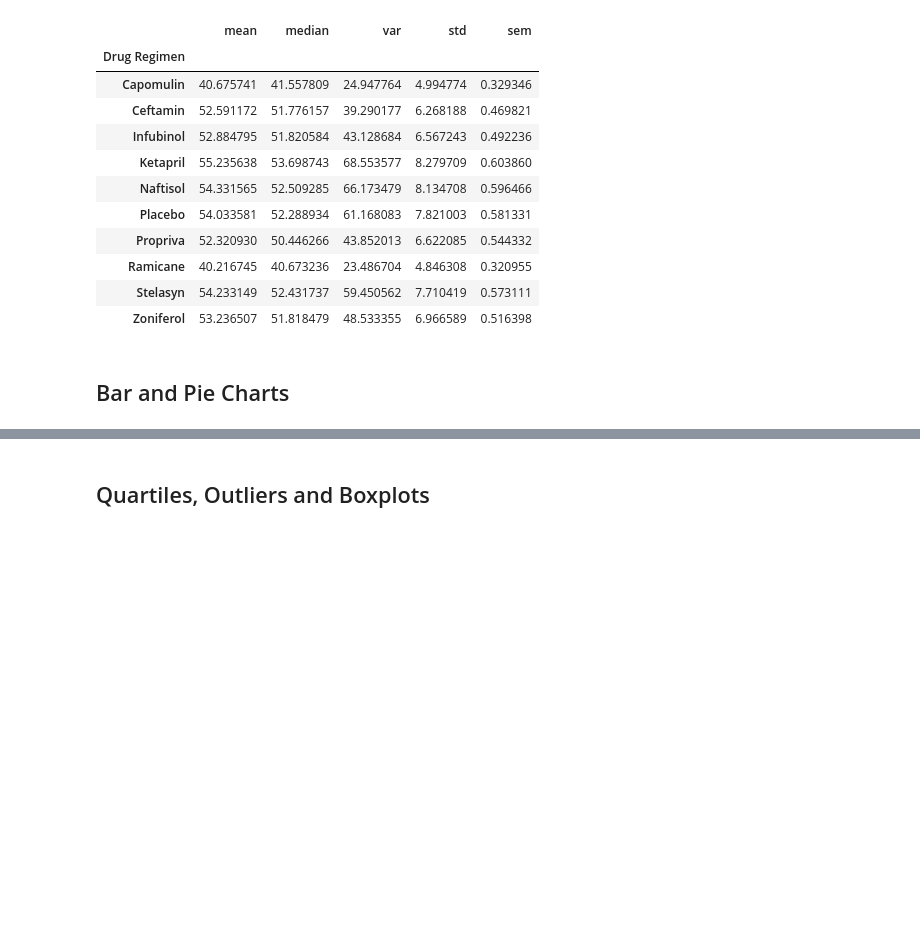
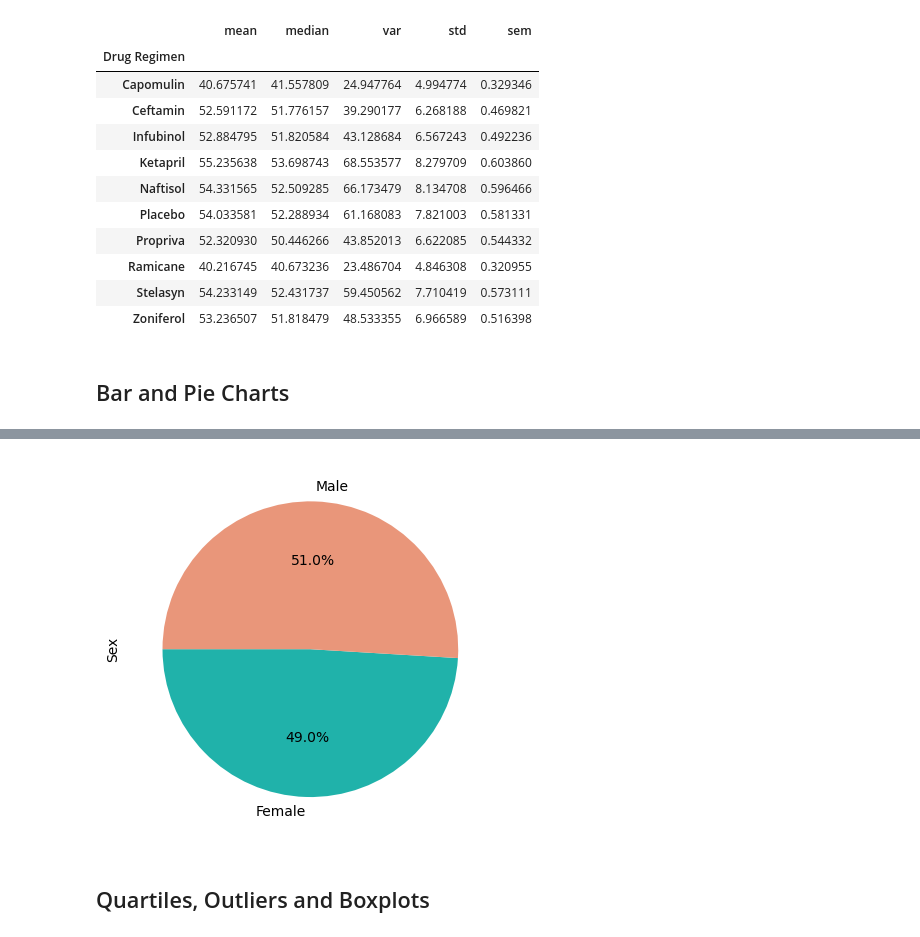
Before and after one commit to ModestGenu/Pymaceuticals-challenge, a Jupyter notebook: challenge 5/Pymaceuticals/pymaceuticals_starter.ipynb, the cells around one changed output, grey strips where cells are left out. Cells and saved outputs as stored; diff of their text form; code cells hidden in the pictures; blank space fills up the shorter version.

```diff
--- a/challenge 5/Pymaceuticals/pymaceuticals_starter.ipynb
+++ b/challenge 5/Pymaceuticals/pymaceuticals_starter.ipynb
@@ -164,3 +193,19 @@ group_mouse
+# %%
+# Generate a pie plot showing the distribution of female versus male mice using pyplot
+
+# get data, labels, set colors
+by_sex = cleaned_df.groupby(['Sex']).size()
+labels=cleaned_df['Sex'].unique()
+colors= ['lightseagreen','darksalmon']
+
+# create pie
+plt.pie(by_sex, labels=labels, colors=colors, autopct='%1.1f%%', startangle=180)
+plt.ylabel('Sex')
+
+# display pie
+plt.show()
+# %% [output]
+[figure, added]
 # %% [markdown]
 ## Quartiles, Outliers and Boxplots
 # %%
```
Also changed, not shown: parts of 14 cells of this notebook.
